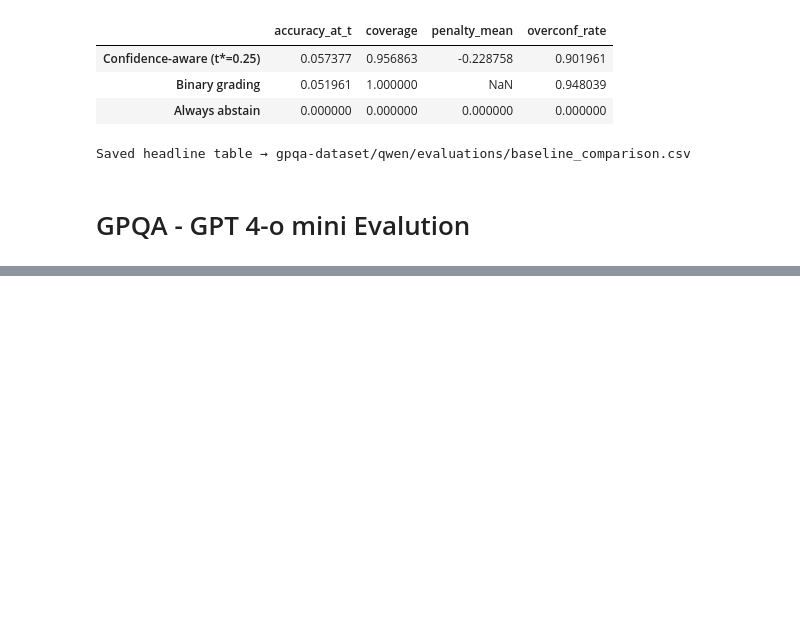
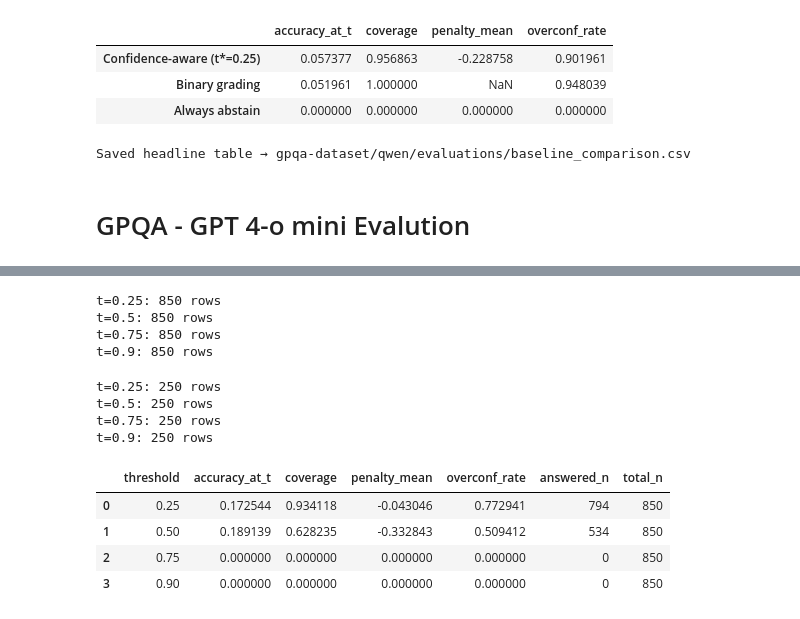
Before and after one commit to stutisinghal008/llm-eval, a Jupyter notebook: evaluation.ipynb, the cells around one changed output, grey strips where cells are left out. Saved outputs shown, nothing was run; the diff lists cells and outputs as text; code cells hidden in the pictures; blank space fills up the shorter version.

```diff
--- a/evaluation.ipynb
+++ b/evaluation.ipynb
@@ -269,0 +494,66 @@ Saved headline table → gpqa-dataset/qwen/evaluations/baseline_comparison.csv
+# %%
+# ===== Cell 4 — Split into per-threshold DataFrames =====
+dfs_by_t = {t: df[df["threshold"] == t].copy() for t in THRESHOLDS}
+
+for t in THRESHOLDS:
+    print(f"t={t}: {len(dfs_by_t[t])} rows")
+# %% [output]
+t=0.25: 850 rows
+t=0.5: 850 rows
+t=0.75: 850 rows
+t=0.9: 850 rows
+# %%
+import numpy as np
+
+# Number of rows you want per threshold
+N = 250
+
+# Set seed so results are reproducible
+np.random.seed(42)
+
+# Subsample each threshold's dataframe to 250 rows
+dfs_by_t_small = {}
+
+for t in THRESHOLDS:
+    df_t = dfs_by_t[t]
+
+    if len(df_t) > N:
+        df_sampled = df_t.sample(n=N, random_state=42)
+    else:
+        df_sampled = df_t.copy()
+
+    dfs_by_t_small[t] = df_sampled
+
+# Print sizes to confirm
+for t in THRESHOLDS:
+    print(f"t={t}: {len(dfs_by_t_small[t])} rows")
+# %% [output]
+t=0.25: 250 rows
+t=0.5: 250 rows
+t=0.75: 250 rows
+t=0.9: 250 rows
+# %%
+# ===== Cell 5 — Compute metrics per threshold =====
+metrics_rows = []
+
+for t in THRESHOLDS:
+    df_t = dfs_by_t[t]
+
+    metrics_rows.append({
+        "threshold": t,
+        "accuracy_at_t": accuracy_at_threshold(df_t, t),
+        "coverage": coverage(df_t, t),
+        "penalty_mean": penalty_adjusted_mean(df_t, t),
+        "overconf_rate": overconfidence_rate(df_t, t),
+        "answered_n": int((df_t["confidence"] > t).sum()),
+        "total_n": len(df_t)
+    })
+
+metrics_df = pd.DataFrame(metrics_rows).sort_values("threshold").reset_index(drop=True)
+metrics_df
+# %% [output]
+|  | threshold | accuracy_at_t | coverage | penalty_mean | overconf_rate | answered_n | total_n |
+| 0 | 0.25 | 0.172544 | 0.934118 | -0.043046 | 0.772941 | 794 | 850 |
+| 1 | 0.50 | 0.189139 | 0.628235 | -0.332843 | 0.509412 | 534 | 850 |
+| 2 | 0.75 | 0.000000 | 0.000000 | 0.000000 | 0.000000 | 0 | 850 |
+| 3 | 0.90 | 0.000000 | 0.000000 | 0.000000 | 0.000000 | 0 | 850 |
```
Also changed, not shown: parts of 35 cells of this notebook, 5 other files.
